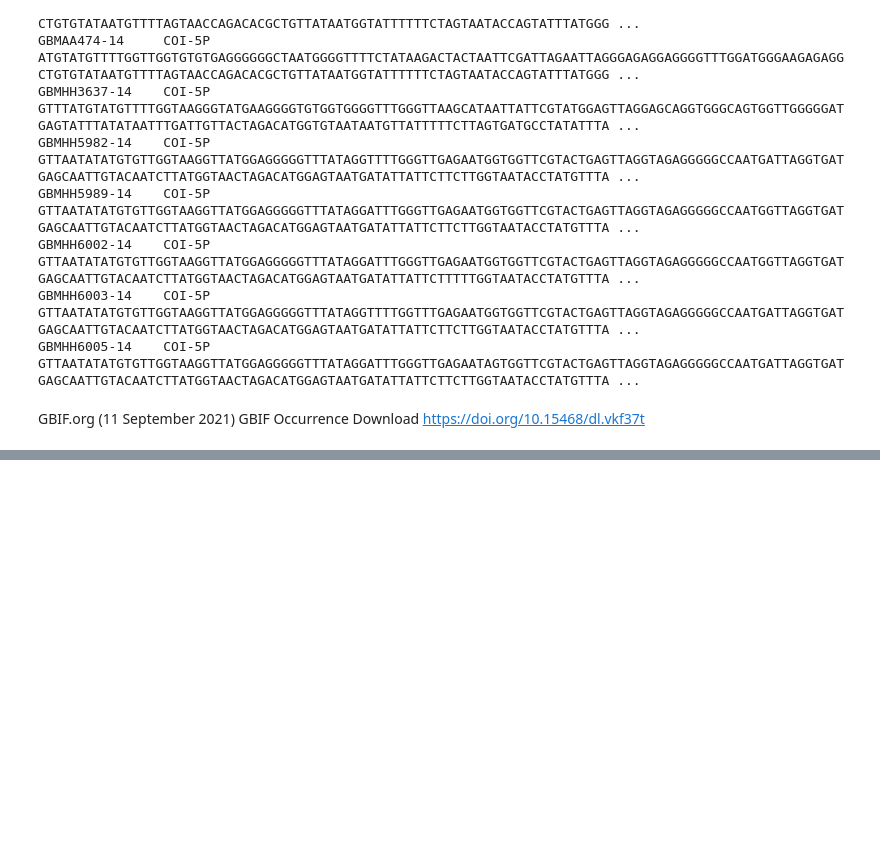
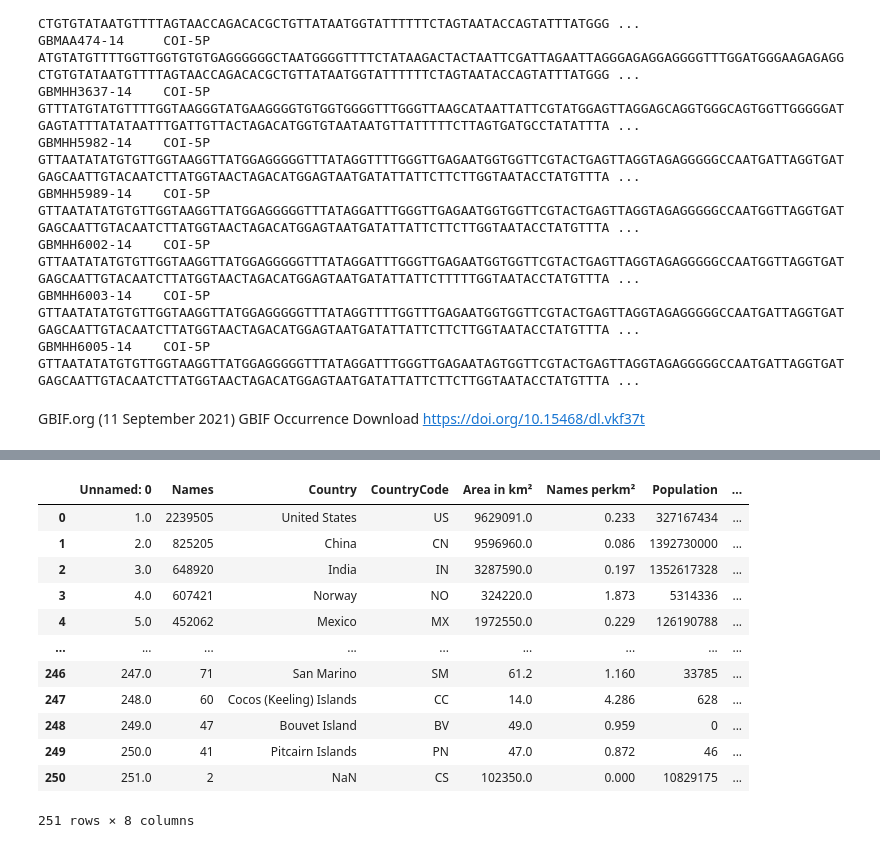
Before and after one commit to ThePyProgrammer/lightPollution, a Jupyter notebook: ProjectPrannayaGupta.ipynb, the cells around one changed output, grey strips where cells are left out. Cells and saved outputs as stored; diff of their text form; code cells hidden in the pictures; blank space fills up the shorter version.

```diff
--- a/ProjectPrannayaGupta.ipynb
+++ b/ProjectPrannayaGupta.ipynb
@@ -521,0 +826,17 @@ GBIF.org (11 September 2021) GBIF Occurrence Download  https://doi.org/10.15468/
+# %%
+geostats = pd.read_html(requests.get("https://www.geonames.org/statistics/").content)[1].loc[:250]
+geostats
+# %% [output]
+|  | Unnamed: 0 | Names | Country | CountryCode | Area in km² | Names perkm² | Population | ... |
+| 0 | 1.0 | 2239505 | United States | US | 9629091.0 | 0.233 | 327167434 | ... |
+| 1 | 2.0 | 825205 | China | CN | 9596960.0 | 0.086 | 1392730000 | ... |
+| 2 | 3.0 | 648920 | India | IN | 3287590.0 | 0.197 | 1352617328 | ... |
+| 3 | 4.0 | 607421 | Norway | NO | 324220.0 | 1.873 | 5314336 | ... |
+| 4 | 5.0 | 452062 | Mexico | MX | 1972550.0 | 0.229 | 126190788 | ... |
+| ... | ... | ... | ... | ... | ... | ... | ... | ... |
+| 246 | 247.0 | 71 | San Marino | SM | 61.2 | 1.160 | 33785 | ... |
+| 247 | 248.0 | 60 | Cocos (Keeling) Islands | CC | 14.0 | 4.286 | 628 | ... |
+| 248 | 249.0 | 47 | Bouvet Island | BV | 49.0 | 0.959 | 0 | ... |
+| 249 | 250.0 | 41 | Pitcairn Islands | PN | 47.0 | 0.872 | 46 | ... |
+| 250 | 251.0 | 2 | NaN | CS | 102350.0 | 0.000 | 10829175 | ... |
+251 rows × 8 columns
```
Also changed, not shown: parts of 37 cells of this notebook, 35 other files.
